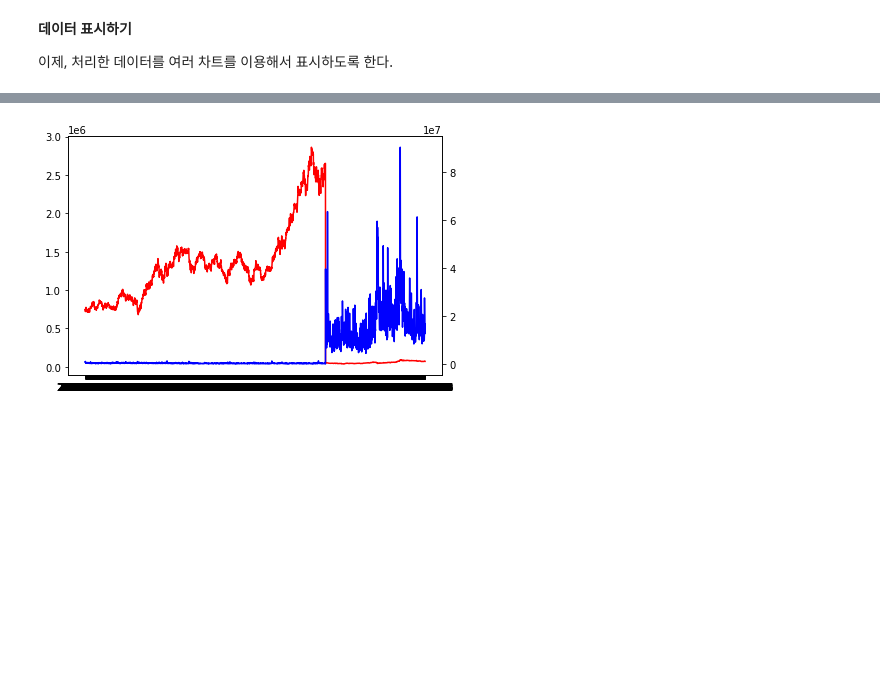
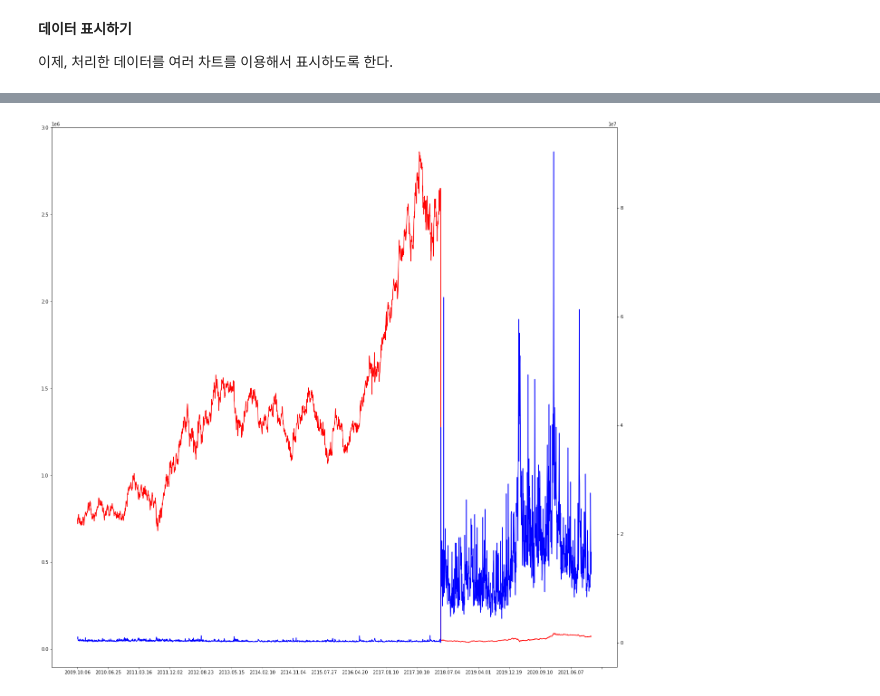
Before and after one commit to lhwlord/Data_Analysis_project, a Jupyter notebook: 프로젝트.ipynb, the cells around one changed output, grey strips where cells are left out. Cells and saved outputs as stored; diff of their text form; code cells hidden in the pictures; blank space fills up the shorter version.

```diff
--- a/프로젝트.ipynb
+++ b/프로젝트.ipynb
@@ -293,15 +346,18 @@ quake_fig = df_quake_process.plot(figsize=(20,20))
 # %%
 # 중간 마무리 : 삼성전자 주식 그래프로 나타내기
 # 참고로, 삼성전자는 2018년 5월 경 액면분할을 해서 시세 자체는 내려갔지만 거래량이 그만큼 늘었다. 이런 변수가 있는 그래프는, 저 시점을 포함한 통계를 내면 안될 것이다.
 fig, ax1 = plt.subplots()
 ax1.plot(df_profit_1.date, df_profit_1.sise, color='red')
 ax1.tick_params(axis='y')
+ax1.xaxis.set_major_locator(ticker.MultipleLocator(180))
 
 ax2 = ax1.twinx()
 ax2.plot(df_profit_1.date, df_profit_1.trading, color='blue')
 ax2.tick_params(axis='y')
+ax2.xaxis.set_major_locator(ticker.MultipleLocator(180))
 
 fig.tight_layout()
+fig.set_size_inches(20, 20)
 plt.show()
 # %% [output]
-[figure, old version]
+[figure, new version]
```
Also changed, not shown: parts of 7 cells of this notebook, 1 other file.
